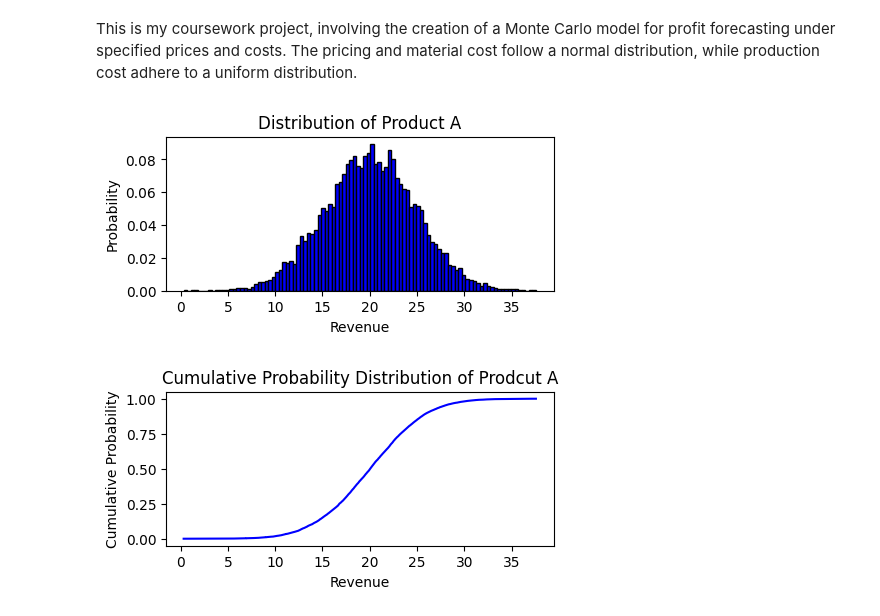
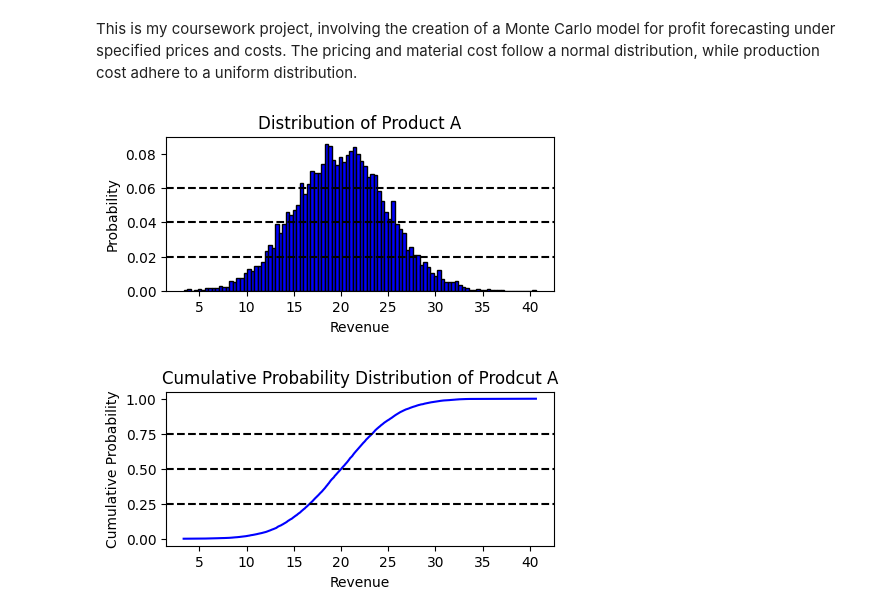
Before and after one commit to BonnieChester/Simple-Monte-Carlo-Simulation, a Jupyter notebook: Monte_Carlo_model_for_profit_forecasting.ipynb, the cells around one changed output. Drawn from its saved outputs; the diff is of its cells as text; code cells hidden in the pictures.

```diff
--- a/Monte_Carlo_model_for_profit_forecasting.ipynb
+++ b/Monte_Carlo_model_for_profit_forecasting.ipynb
@@ -18,32 +18,38 @@ std_cost = ( 50 - 30 ) / 6  # standard difference setting
 # production cost
 min_production_cost = 18
 max_production_cost = 22
 
 # モンテカロシミュレーション
 revenue_values = []
 for _ in range(simulations):
     price = np.random.normal(mean_price, std_price)
     cost = np.random.normal(mean_cost, std_cost)
     production_cost = np.random.uniform(min_production_cost, max_production_cost)
     revenue = price - production_cost - cost
     revenue_values.append(revenue)
 
 # plotting
 plt.figure(figsize=(5, 2))
 plt.hist(revenue_values, bins=100, color='blue', edgecolor='black', density = 'False')
+plt.axhline(y = 0.02, color = 'black', linestyle = "--")
+plt.axhline(y = 0.04, color = 'black', linestyle = "--")
+plt.axhline(y = 0.06, color = 'black', linestyle = "--")
 plt.title('Distribution of Product A')
 plt.xlabel('Revenue')
 plt.ylabel('Probability')
 
 sorted_revenues = np.sort(revenue_values)
 cumulative_probability = np.arange(1, simulations + 1) / simulations
 plt.figure(figsize=(5, 2))
 plt.plot(sorted_revenues, cumulative_probability, color='blue')
 plt.title('Cumulative Probability Distribution of Prodcut A')
+plt.axhline(y = 0.25, color = 'black', linestyle = "--")
+plt.axhline(y = 0.5, color = 'black', linestyle = "--")
+plt.axhline(y = 0.75, color = 'black', linestyle = "--")
 plt.xlabel('Revenue')
 plt.ylabel('Cumulative Probability')
 
 plt.show()
 # %% [output]
-[figure, old version]
+[figure, new version]
-[figure, old version]
+[figure, new version]
```
